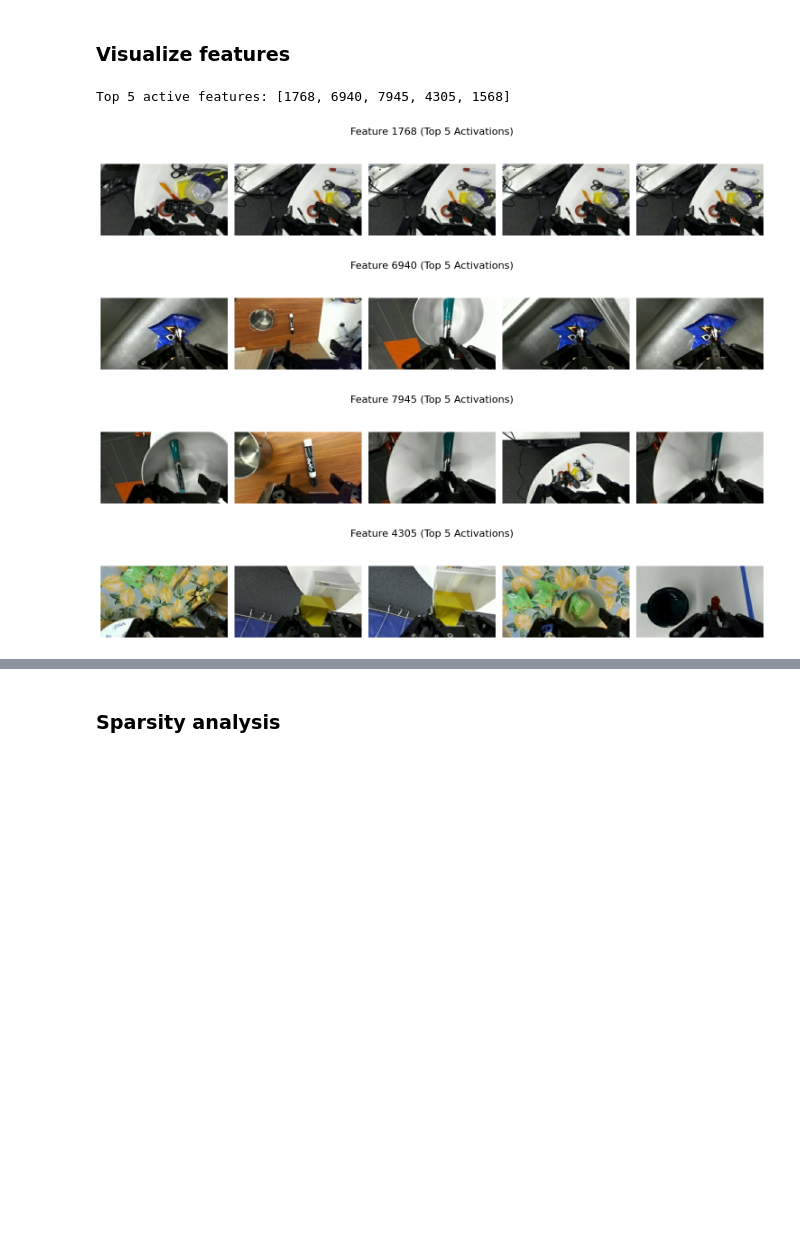
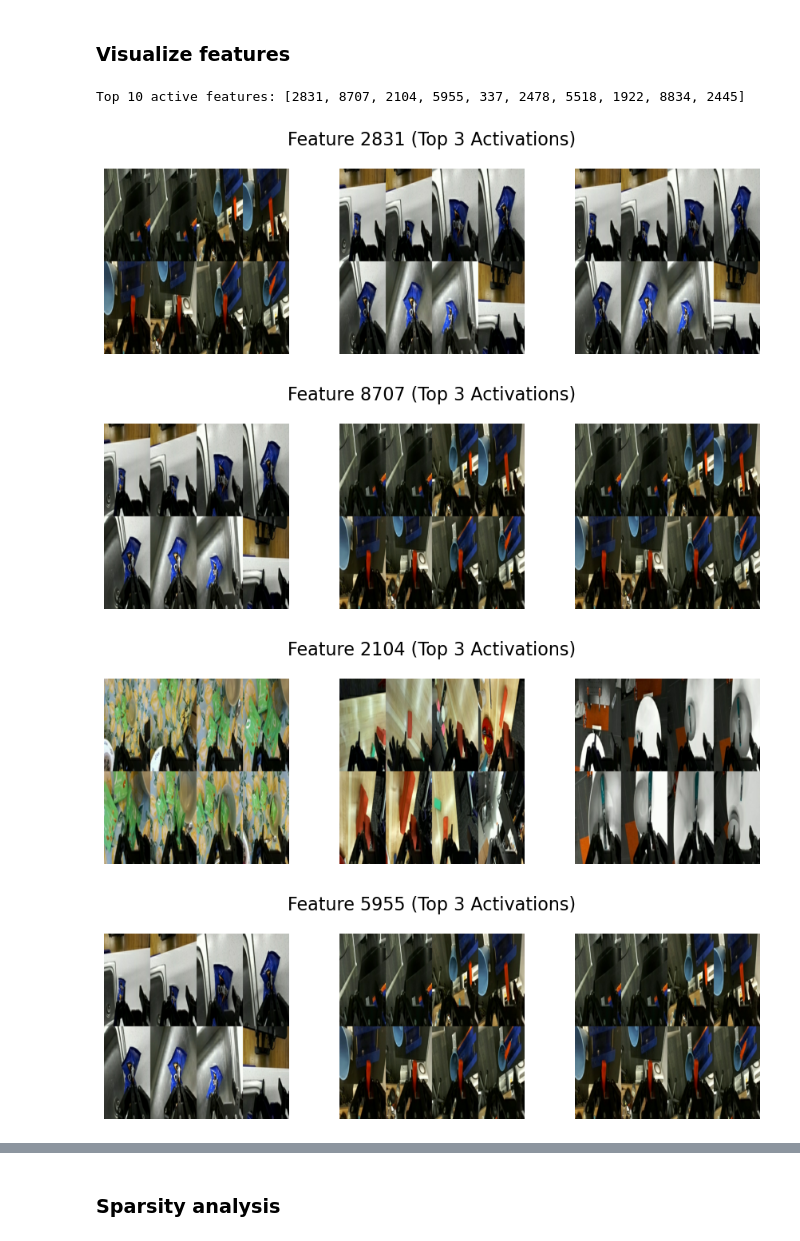
Before and after one commit to tsai-henry/roboterp, a Jupyter notebook: droidSAE_on_collage.ipynb, the cells around one changed output, grey strips where cells are left out. Drawn from its saved outputs; the diff is of its cells as text; code cells hidden in the pictures; blank space fills up the shorter version.

```diff
--- a/droidSAE_on_collage.ipynb
+++ b/droidSAE_on_collage.ipynb
@@ -68,0 +16,5 @@ Using device: cuda:1
+# %%
+print("Visible GPUs :", DEVICES)
+for i in range(torch.cuda.device_count()):
+    print(i, torch.cuda.get_device_name(i))
+print("Subset sizes :", [len(s) for s in subsets])
@@ -322,7 +340,7 @@ wandb.init(project="sparse-autoencoder", name="SAE-run", config={
     "learning_rate": 1e-4,
     "sparsity_weight": 1e-2,
     "n_epochs": 50,
-    "batch_size": 512,
+    "batch_size": 128,
 })
 
 # === Hyperparameters ===
@@ -336,12 +354,13 @@ batch_size = wandb.config.batch_size
 d_in = all_activations.shape[-1]
 d_hidden = hidden_multiplier * d_in
 
-sae = SparseAutoencoder(d_in=d_in, d_hidden=d_hidden).to("cuda:0")
-sae = nn.DataParallel(sae)  # Now wrap for multi-GPU
+sae = SparseAutoencoder(d_in=d_in, d_hidden=d_hidden).to("cuda:2")
+# sae = nn.DataParallel(sae)  # Now wrap for multi-GPU
 optimizer = torch.optim.AdamW(sae.parameters(), lr=learning_rate)
 loss_fn = nn.MSELoss()
 
 # === Dataset & Loader ===
+
 train_dataset = torch.utils.data.TensorDataset(all_activations)
 train_loader = torch.utils.data.DataLoader(train_dataset, batch_size=batch_size, shuffle=True)
 # %% [output]
@@ -362,25 +378,28 @@ View run at https://wandb.ai/htsai2025/sparse-autoencoder/runs/5mtdd3qy
 # %%
+device = "cuda:2"
+
+sae = sae.to(device)          # no DataParallel
+optimizer = torch.optim.Adam(sae.parameters(), lr=1e-4)
+
 epoch_losses = []
 
 for epoch in range(n_epochs):
     epoch_loss = 0.0
-    for batch, in train_loader:
-        batch = batch.to("cuda:0", non_blocking=True)
+    for (batch,) in train_loader:          # iterate gives a tuple
+        batch = batch.to(device, non_blocking=True)
+
         recon, z = sae(batch)
 
         loss = loss_fn(recon, batch) + sparsity_weight * torch.mean(torch.abs(z))
         epoch_loss += loss.item() * batch.size(0)
 
-        optimizer.zero_grad()
+        optimizer.zero_grad(set_to_none=True)
         loss.backward()
         optimizer.step()
 
     avg_loss = epoch_loss / len(train_dataset)
     epoch_losses.append(avg_loss)
-
-    # Log to wandb every epoch
     wandb.log({"loss": avg_loss, "epoch": epoch + 1})
-
     if (epoch + 1) % 5 == 0:
         print(f"Epoch {epoch+1}: Loss {avg_loss:.6f}")
 
@@ -429,7 +448,7 @@ Saved SAE to checkpoints/sae_2025-05-02_21-45-10.pth
 ### Load previously trained model
 # %%
 # Need to change model path to your own local folder and .pth filename
-model_path = "/home/henrytsai/henry/roboterp/checkpoints/sae_2025-05-01_19-00-41.pth"
+model_path = "/home/henrytsai/ishan/roboterp/checkpoints/sae_2025-05-04_01-47-24.pth"
 
 # === Initialize Weights & Biases ===
 wandb.init(project="sparse-autoencoder", name="SAE-run", config={
@@ -495,8 +508,8 @@ View run at https://wandb.ai/htsai2025/sparse-autoencoder/runs/mwo0e3ww
 ### Visualize features
 # %%
 # ==== CONFIG ====
-top_k = 5
-n_features_to_plot = 5
+top_k = 3
+n_features_to_plot = 10
 batch_size = 4096  # tune based on your GPU memory
 num_workers = 8    # number of parallel CPU threads
 
@@ -531,35 +544,35 @@ mean_features = running_sum / count
 top_features = torch.topk(mean_features, k=n_features_to_plot).indices.tolist()
 print(f"Top {n_features_to_plot} active features:", top_features)
 
 # ==== PARALLEL IMAGE LOADING ====
 def load_rgb(idx):
     img_idx = int(image_indices_per_token[idx])
     image = dataset[img_idx]["image"].convert("RGB")
     return np.array(image)
 
 # ==== DISPLAY ====
 for feature_idx in top_features:
     activations = sparse_features[:, feature_idx]
     topk_indices = torch.topk(activations, k=top_k).indices.cpu().tolist()
 
     # Load top images in parallel
     with ThreadPoolExecutor(max_workers=num_workers) as executor:
         images = list(executor.map(load_rgb, topk_indices))
 
     # Plot
     fig, axes = plt.subplots(1, top_k, figsize=(3 * top_k, 3))
     axes = [axes] if top_k == 1 else axes
     fig.suptitle(f"Feature {feature_idx} (Top {top_k} Activations)", fontsize=16)
 
     for ax, img in zip(axes, images):
         ax.imshow(img)
         ax.axis("off")
 
     plt.tight_layout()
     plt.show()
 # %% [output]
-Top 5 active features: [1768, 6940, 7945, 4305, 1568]
+Top 10 active features: [2831, 8707, 2104, 5955, 337, 2478, 5518, 1922, 8834, 2445]
-[figure, old version]
+[figure, new version]
-[figure, old version]
+[figure, new version]
-[figure, old version]
+[figure, new version]
-[figure, old version]
+[figure, new version]
```
Also changed, not shown: parts of 14 cells of this notebook.
